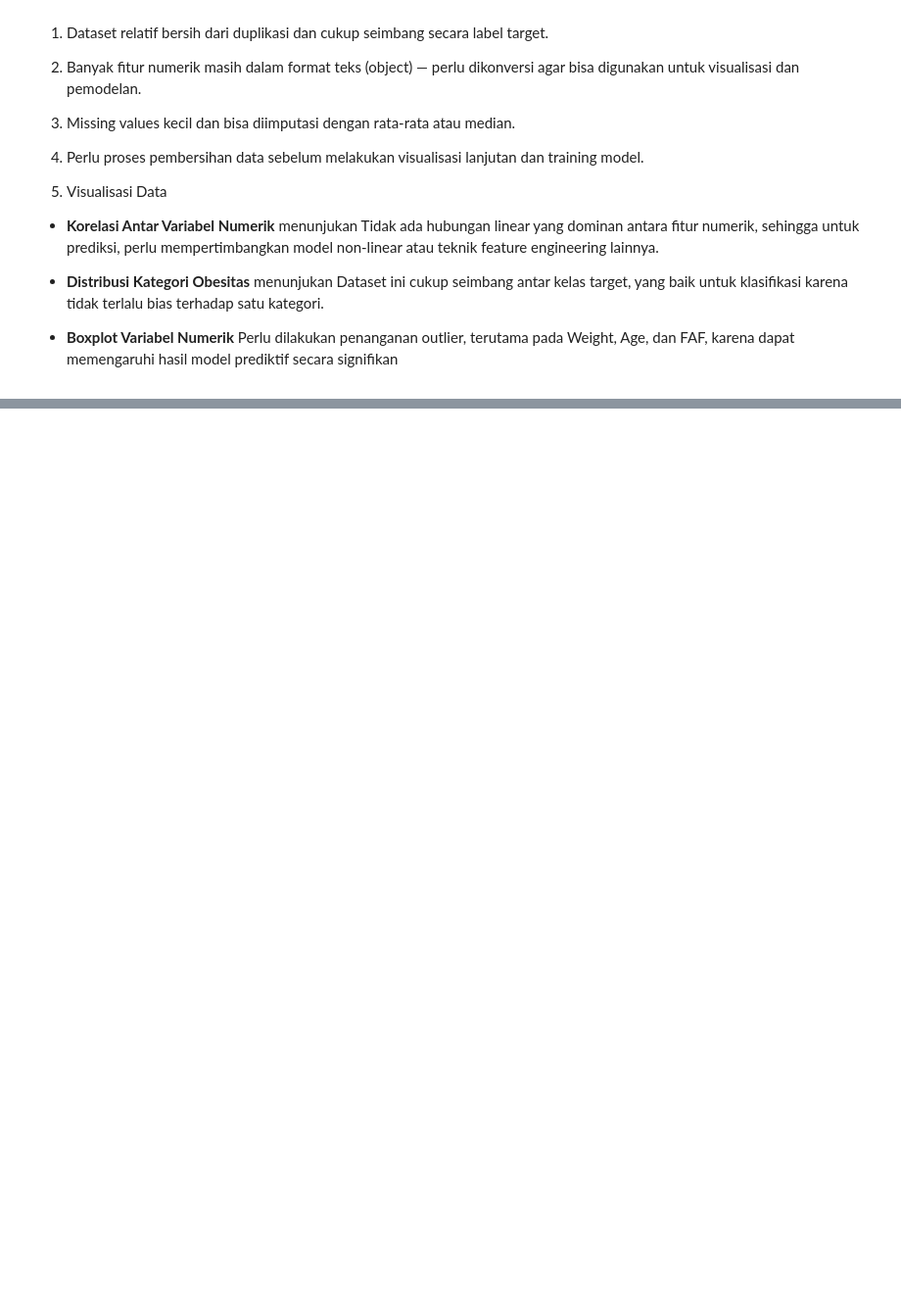
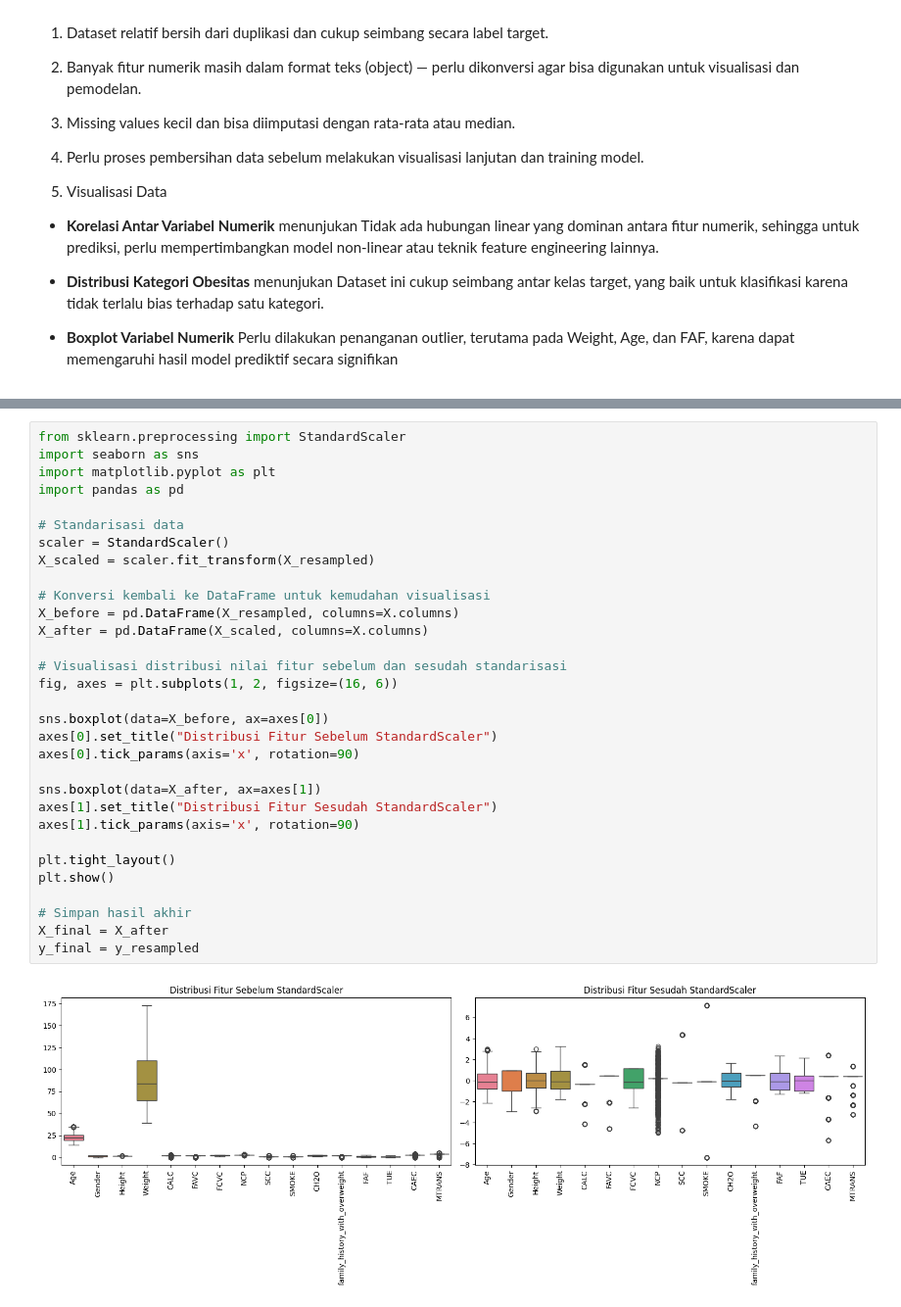
Before and after one commit to aulia-anhar/capstone-obesity-prediction, a Jupyter notebook: notebooks/obesity-calssification.ipynb, the cells around one changed output, grey strips where cells are left out. Shown at 98% size. Saved outputs shown, nothing was run; the diff lists cells and outputs as text; blank space fills up the shorter version.

```diff
--- a/notebooks/obesity-calssification.ipynb
+++ b/notebooks/obesity-calssification.ipynb
@@ -271,0 +451,33 @@ Banyak nilai duplikat seperti 80, 1.7, dan 18 muncul sering. Perlu konversi ke f
+# %%
+from sklearn.preprocessing import StandardScaler
+import seaborn as sns
+import matplotlib.pyplot as plt
+import pandas as pd
+
+# Standarisasi data
+scaler = StandardScaler()
+X_scaled = scaler.fit_transform(X_resampled)
+
+# Konversi kembali ke DataFrame untuk kemudahan visualisasi
+X_before = pd.DataFrame(X_resampled, columns=X.columns)
+X_after = pd.DataFrame(X_scaled, columns=X.columns)
+
+# Visualisasi distribusi nilai fitur sebelum dan sesudah standarisasi
+fig, axes = plt.subplots(1, 2, figsize=(16, 6))
+
+sns.boxplot(data=X_before, ax=axes[0])
+axes[0].set_title("Distribusi Fitur Sebelum StandardScaler")
+axes[0].tick_params(axis='x', rotation=90)
+
+sns.boxplot(data=X_after, ax=axes[1])
+axes[1].set_title("Distribusi Fitur Sesudah StandardScaler")
+axes[1].tick_params(axis='x', rotation=90)
+
+plt.tight_layout()
+plt.show()
+
+# Simpan hasil akhir
+X_final = X_after
+y_final = y_resampled
+# %% [output]
+[figure, added]
```
Also changed, not shown: parts of 17 cells of this notebook.
